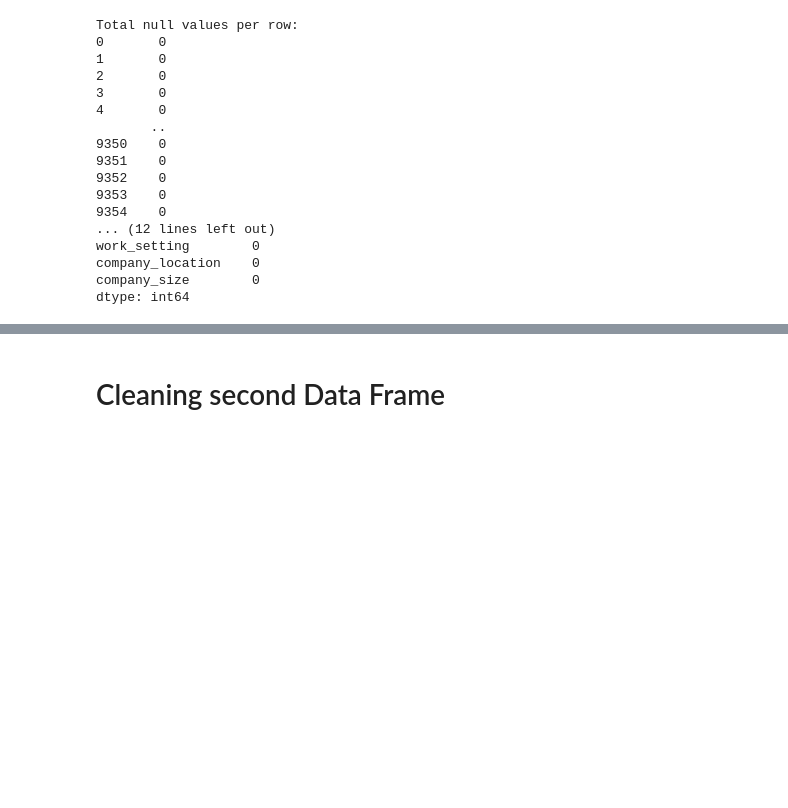
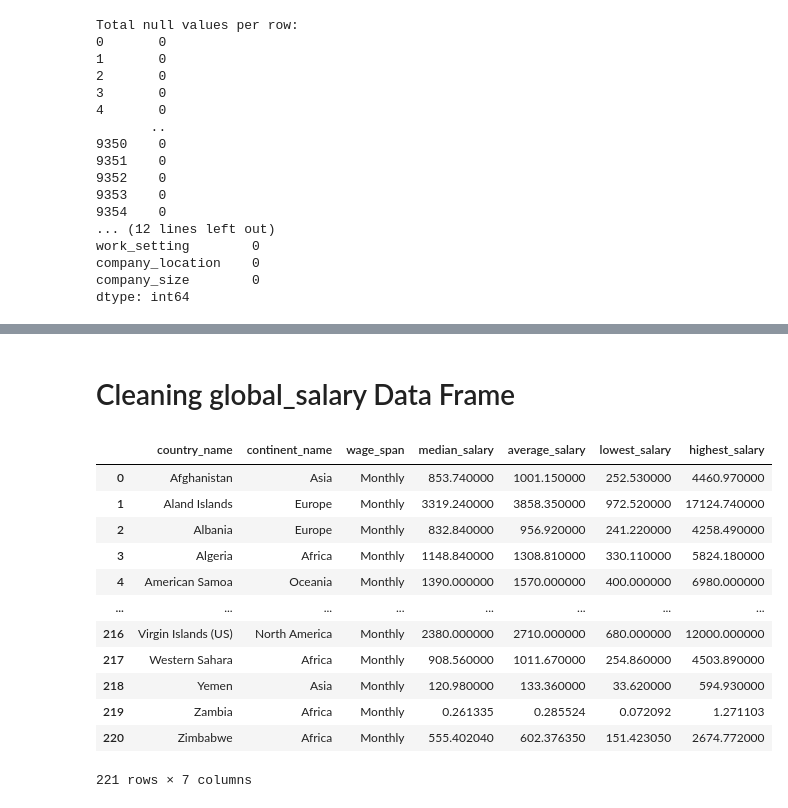
Before and after one commit to johann1043/Data-Science-Quest, a Jupyter notebook: clean_data.ipynb, the cells around one changed output, grey strips where cells are left out. Cells and saved outputs as stored; diff of their text form; code cells hidden in the pictures; blank space fills up the shorter version.

```diff
--- a/clean_data.ipynb
+++ b/clean_data.ipynb
@@ -176,7 +139,23 @@ data_science_df
 # %% [markdown]
-# Cleaning second Data Frame
+# Cleaning global_salary Data Frame
 # %%
 import pandas as pd
 
-url = 'https://raw.githubusercontent.com/johann1043/Data-Science-Quest/main/jobs_in_data.csv'
-global__df = pd.read_csv(url)
+url = 'https://raw.githubusercontent.com/johann1043/Data-Science-Quest/main/salary_data.csv'
+global_salary_df = pd.read_csv(url)
+# %%
+global_salary_df
+# %% [output]
+|  | country_name | continent_name | wage_span | median_salary | average_salary | lowest_salary | highest_salary |
+| 0 | Afghanistan | Asia | Monthly | 853.740000 | 1001.150000 | 252.530000 | 4460.970000 |
+| 1 | Aland Islands | Europe | Monthly | 3319.240000 | 3858.350000 | 972.520000 | 17124.740000 |
+| 2 | Albania | Europe | Monthly | 832.840000 | 956.920000 | 241.220000 | 4258.490000 |
+| 3 | Algeria | Africa | Monthly | 1148.840000 | 1308.810000 | 330.110000 | 5824.180000 |
+| 4 | American Samoa | Oceania | Monthly | 1390.000000 | 1570.000000 | 400.000000 | 6980.000000 |
+| ... | ... | ... | ... | ... | ... | ... | ... |
+| 216 | Virgin Islands (US) | North America | Monthly | 2380.000000 | 2710.000000 | 680.000000 | 12000.000000 |
+| 217 | Western Sahara | Africa | Monthly | 908.560000 | 1011.670000 | 254.860000 | 4503.890000 |
+| 218 | Yemen | Asia | Monthly | 120.980000 | 133.360000 | 33.620000 | 594.930000 |
+| 219 | Zambia | Africa | Monthly | 0.261335 | 0.285524 | 0.072092 | 1.271103 |
+| 220 | Zimbabwe | Africa | Monthly | 555.402040 | 602.376350 | 151.423050 | 2674.772000 |
+221 rows × 7 columns
```
Also changed, not shown: parts of 17 cells of this notebook, 1 other file.
